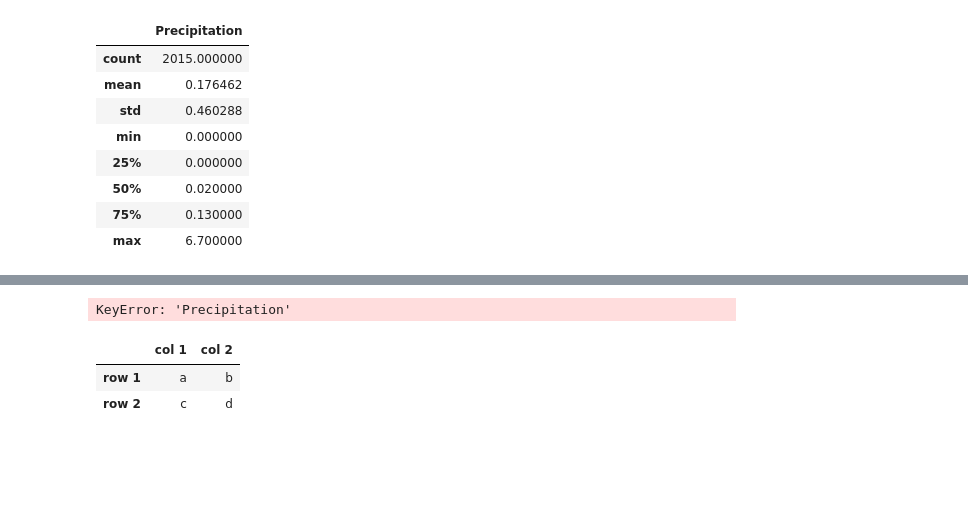
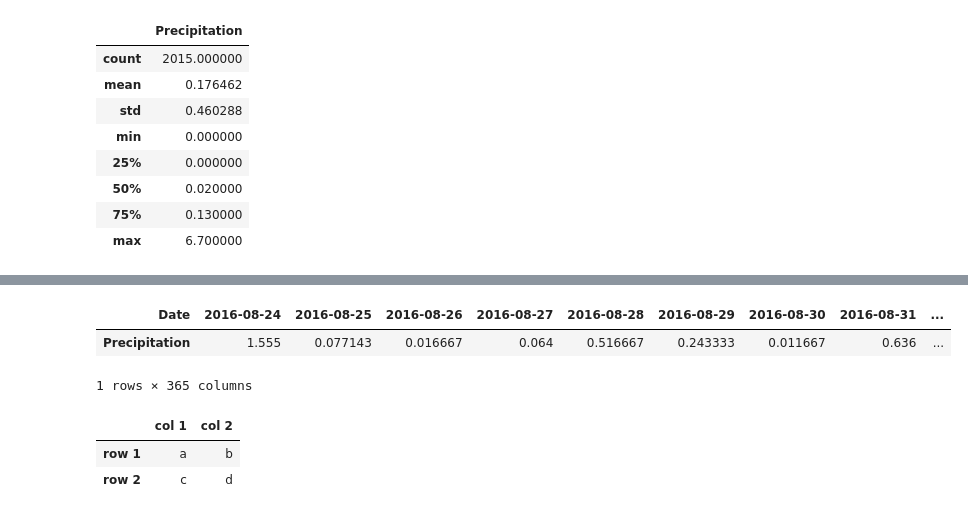
Before and after one commit to bakerv/sqlalchemy-challenge, a Jupyter notebook: main.ipynb, the cells around one changed output, grey strips where cells are left out. Drawn from its saved outputs; the diff is of its cells as text; code cells hidden in the pictures; blank space fills up the shorter version.

```diff
--- a/main.ipynb
+++ b/main.ipynb
@@ -179,8 +259,10 @@ display(testdict)
  ...}
 # %%
-display(test_rainfall.T.pivot_table(columns='Date',values='Precipitation'))
+display(test_rainfall.pivot_table(columns='Date',values='Precipitation'))
 # %% [output]
+| Date | 2016-08-24 | 2016-08-25 | 2016-08-26 | 2016-08-27 | 2016-08-28 | 2016-08-29 | 2016-08-30 | 2016-08-31 | ... |
+| Precipitation | 1.555 | 0.077143 | 0.016667 | 0.064 | 0.516667 | 0.243333 | 0.011667 | 0.636 | ... |
-KeyError: 'Precipitation'
+1 rows × 365 columns
 # %%
 df = pd.DataFrame(
 
```
Also changed, not shown: parts of 15 cells of this notebook, 1 other file.
